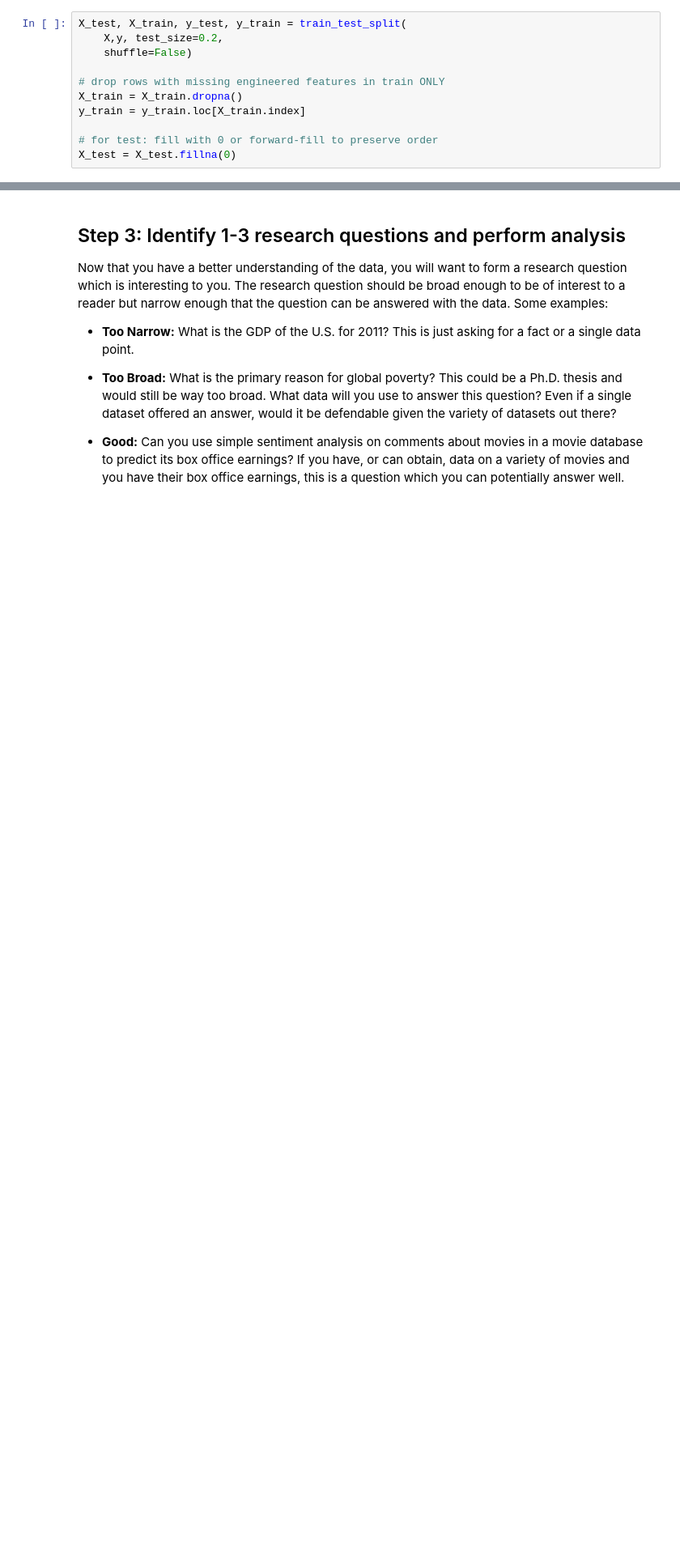
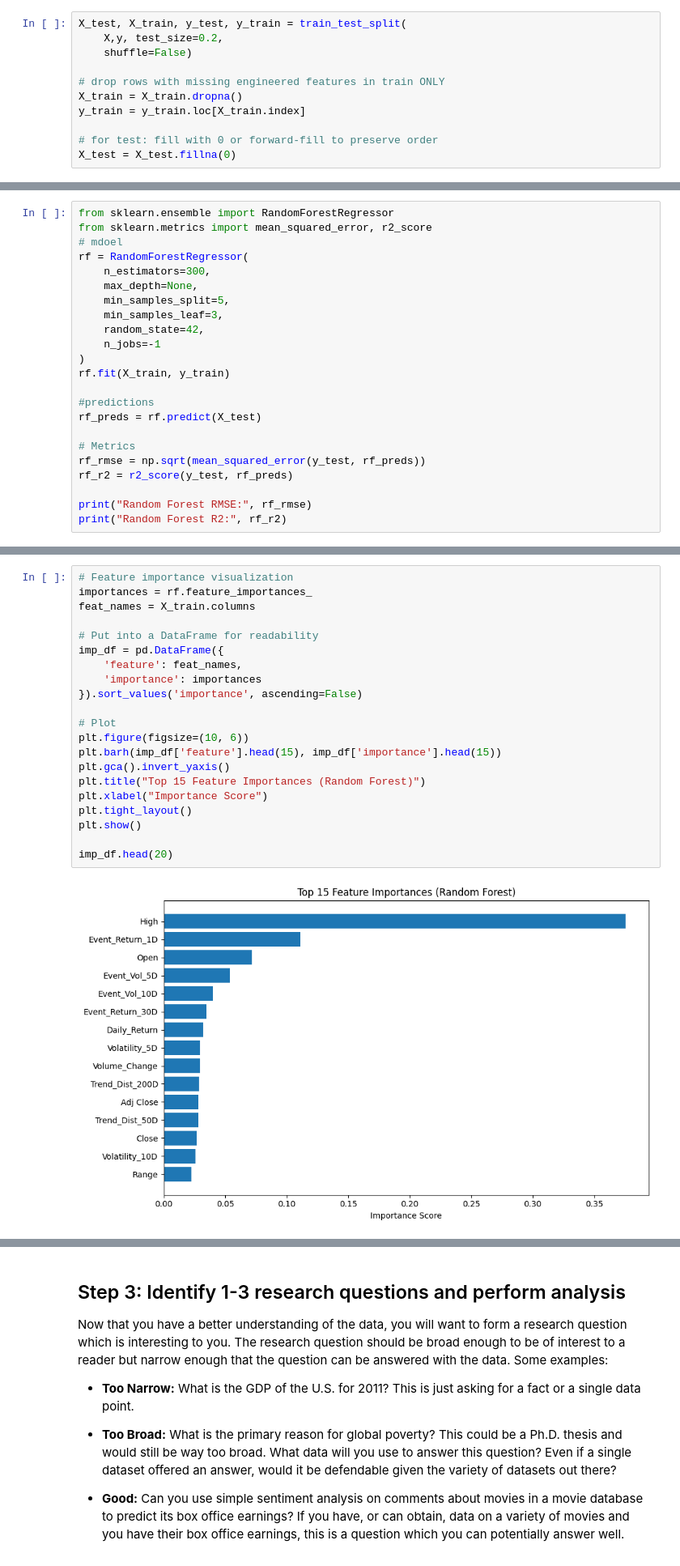
Before and after one commit to kiah-ucsd/DES200, a Jupyter notebook: FinalProject/Final Project_Fall2025.ipynb, the cells around one changed output, grey strips where cells are left out. Shown at 81% size. Drawn from its saved outputs; the diff is of its cells as text; blank space fills up the shorter version.

```diff
--- a/FinalProject/Final Project_Fall2025.ipynb
+++ b/FinalProject/Final Project_Fall2025.ipynb
@@ -1042,0 +1087,23 @@ X_test = X_test.fillna(0)
+# %%
+from sklearn.ensemble import RandomForestRegressor
+from sklearn.metrics import mean_squared_error, r2_score
+# mdoel
+rf = RandomForestRegressor(
+    n_estimators=300,
+    max_depth=None,
+    min_samples_split=5,
+    min_samples_leaf=3,
+    random_state=42,
+    n_jobs=-1
+)
+rf.fit(X_train, y_train)
+
+#predictions
+rf_preds = rf.predict(X_test)
+
+# Metrics
+rf_rmse = np.sqrt(mean_squared_error(y_test, rf_preds))
+rf_r2 = r2_score(y_test, rf_preds)
+
+print("Random Forest RMSE:", rf_rmse)
+print("Random Forest R2:", rf_r2)
@@ -1042,0 +1113,23 @@ X_test = X_test.fillna(0)
+# %%
+# Feature importance visualization
+importances = rf.feature_importances_
+feat_names = X_train.columns
+
+# Put into a DataFrame for readability
+imp_df = pd.DataFrame({
+    'feature': feat_names,
+    'importance': importances
+}).sort_values('importance', ascending=False)
+
+# Plot
+plt.figure(figsize=(10, 6))
+plt.barh(imp_df['feature'].head(15), imp_df['importance'].head(15))
+plt.gca().invert_yaxis()
+plt.title("Top 15 Feature Importances (Random Forest)")
+plt.xlabel("Importance Score")
+plt.tight_layout()
+plt.show()
+
+imp_df.head(20)
+# %% [output]
+[figure, added]
```
Also changed, not shown: parts of 15 cells of this notebook.
